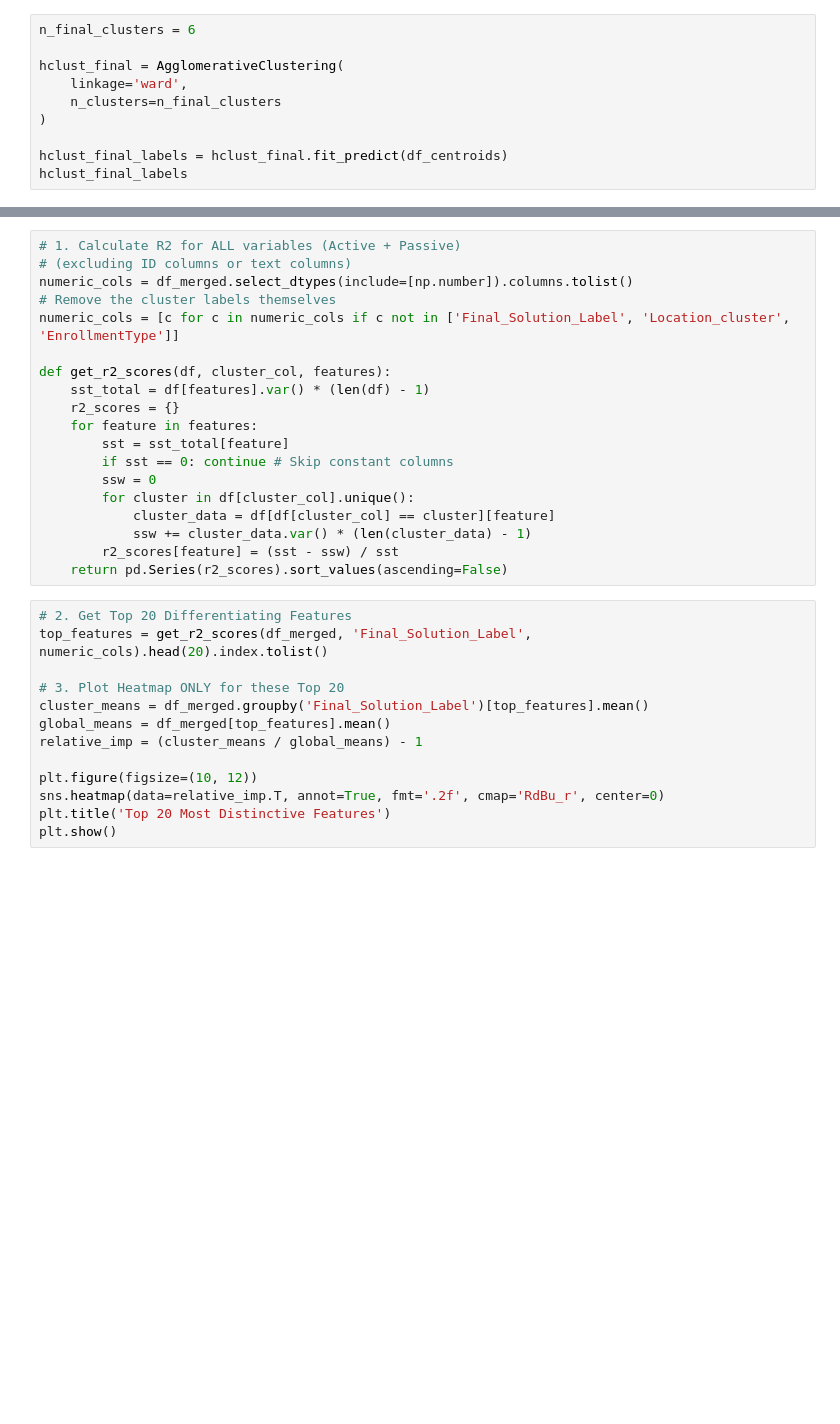
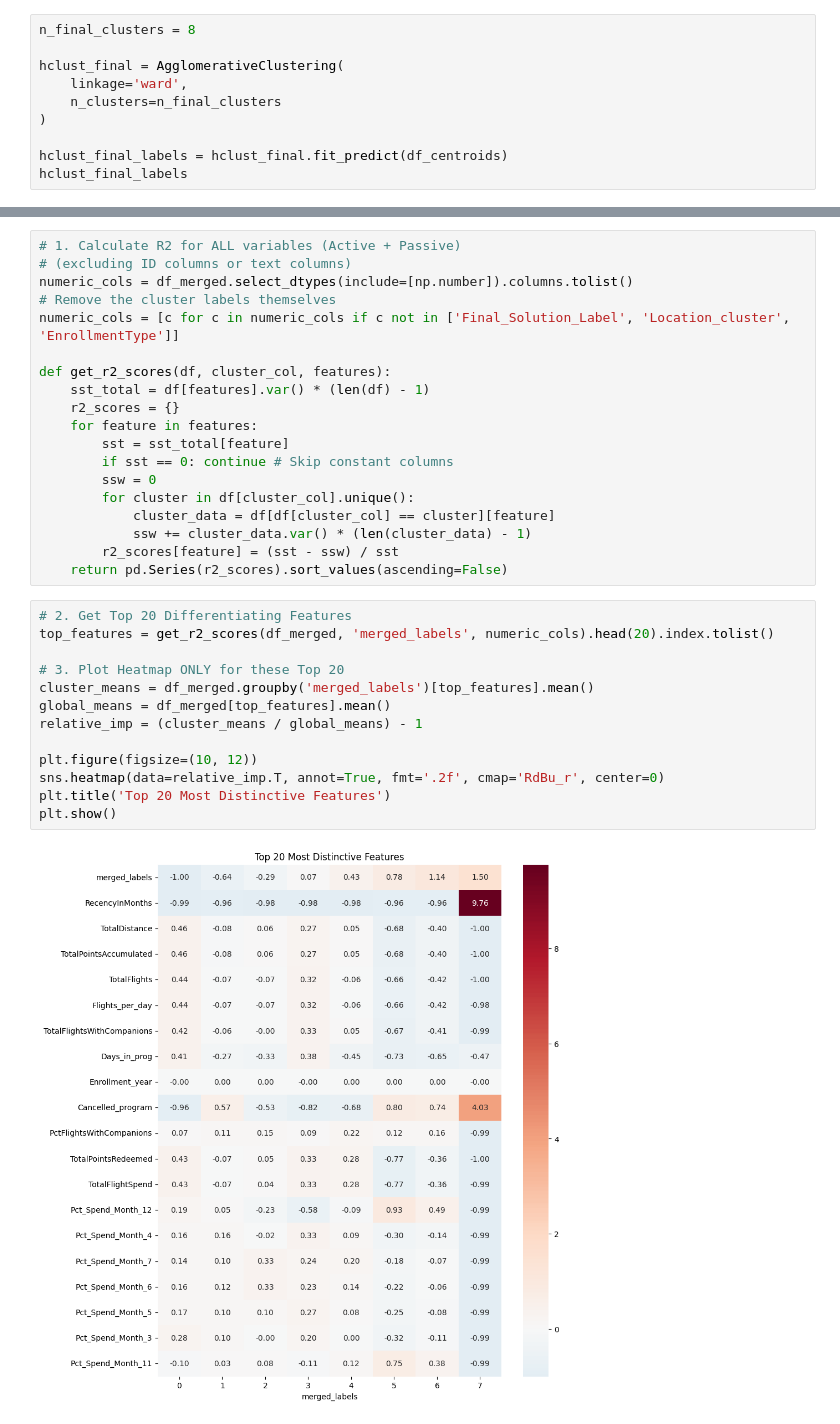
Before and after one commit to andrerangelferreira/DataMiningProject_AIAI_Group51, a Jupyter notebook: notebooks/Cluster_Merged.ipynb, the cells around one changed output, grey strips where cells are left out. Cells and saved outputs as stored; diff of their text form; blank space fills up the shorter version.

Commit message:
included + visuals

```diff
--- a/notebooks/Cluster_Merged.ipynb
+++ b/notebooks/Cluster_Merged.ipynb
@@ -161,7 +152,7 @@ plt.show()
 # %% [output]
 [figure]
 # %%
-n_final_clusters = 6
+n_final_clusters = 8
 
 hclust_final = AgglomerativeClustering(
     linkage='ward',
@@ -356,17 +349,19 @@ def get_r2_scores(df, cluster_col, features):
     return pd.Series(r2_scores).sort_values(ascending=False)
 # %%
 # 2. Get Top 20 Differentiating Features
-top_features = get_r2_scores(df_merged, 'Final_Solution_Label', numeric_cols).head(20).index.tolist()
+top_features = get_r2_scores(df_merged, 'merged_labels', numeric_cols).head(20).index.tolist()
 
 # 3. Plot Heatmap ONLY for these Top 20
-cluster_means = df_merged.groupby('Final_Solution_Label')[top_features].mean()
+cluster_means = df_merged.groupby('merged_labels')[top_features].mean()
 global_means = df_merged[top_features].mean()
 relative_imp = (cluster_means / global_means) - 1
 
 plt.figure(figsize=(10, 12))
 sns.heatmap(data=relative_imp.T, annot=True, fmt='.2f', cmap='RdBu_r', center=0)
 plt.title('Top 20 Most Distinctive Features')
 plt.show()
+# %% [output]
+[figure, added]
 # %%
 # Create a temporary dataframe for plotting
 seasonality_cols = [f'Pct_Spend_Month_{i}' for i in range(1, 13)]
```
Also changed, not shown: parts of 7 cells of this notebook.
